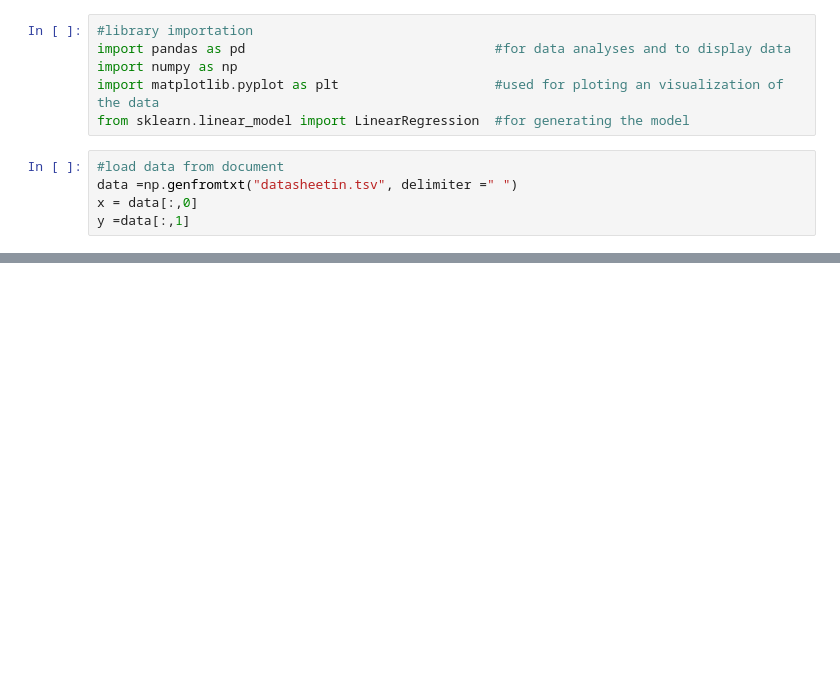
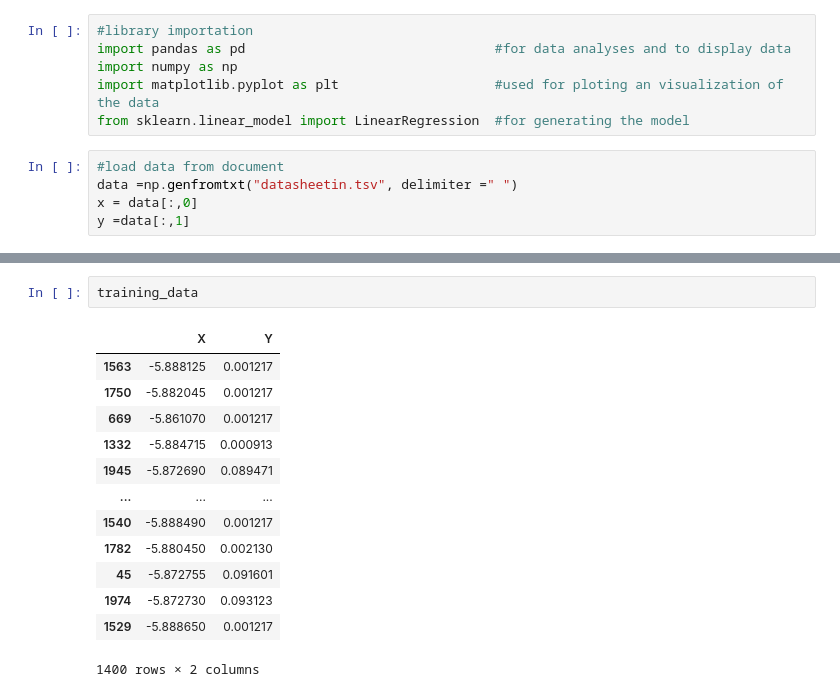
Before and after one commit to Carlglain/TanglaTec-internship, a Jupyter notebook: week1projectworking/week1.ipynb, the cells around one changed output, grey strips where cells are left out. Cells and saved outputs as stored; diff of their text form; blank space fills up the shorter version.

```diff
--- a/week1projectworking/week1.ipynb
+++ b/week1projectworking/week1.ipynb
@@ -29,0 +59,16 @@ display(df)
+# %%
+training_data
+# %% [output]
+|  | X | Y |
+| 1563 | -5.888125 | 0.001217 |
+| 1750 | -5.882045 | 0.001217 |
+| 669 | -5.861070 | 0.001217 |
+| 1332 | -5.884715 | 0.000913 |
+| 1945 | -5.872690 | 0.089471 |
+| ... | ... | ... |
+| 1540 | -5.888490 | 0.001217 |
+| 1782 | -5.880450 | 0.002130 |
+| 45 | -5.872755 | 0.091601 |
+| 1974 | -5.872730 | 0.093123 |
+| 1529 | -5.888650 | 0.001217 |
+1400 rows × 2 columns
```
Also changed, not shown: parts of 6 cells of this notebook, 3 other files.
